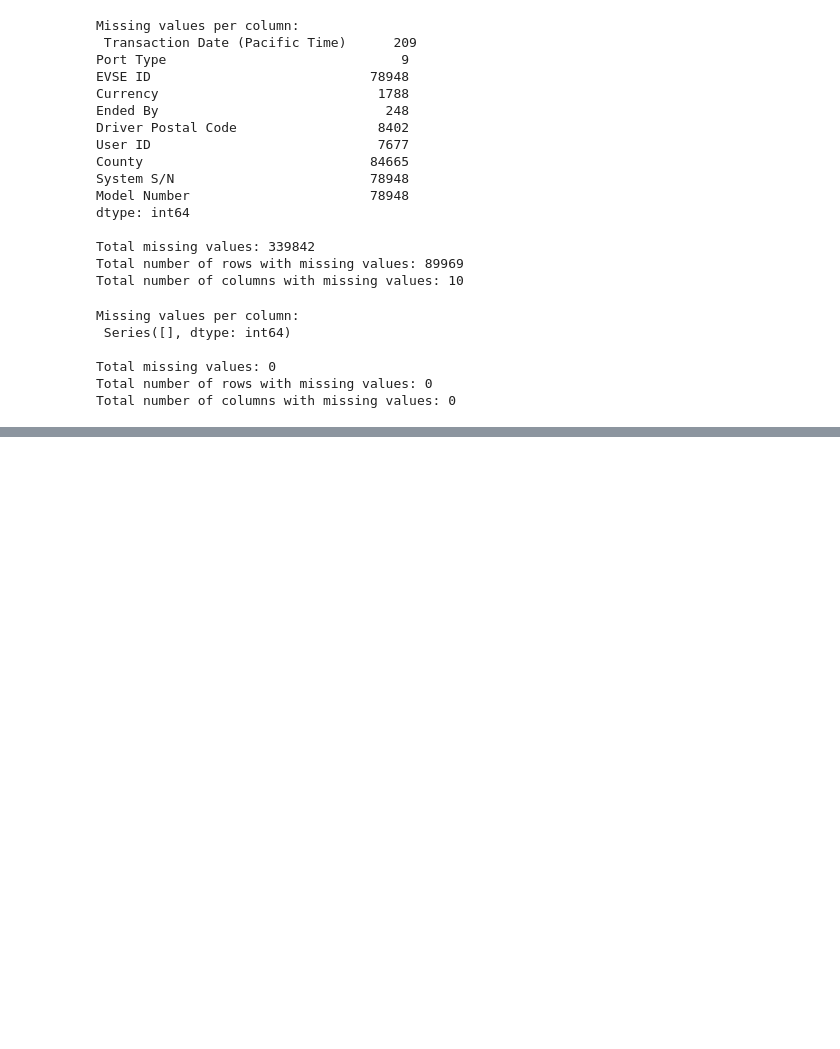
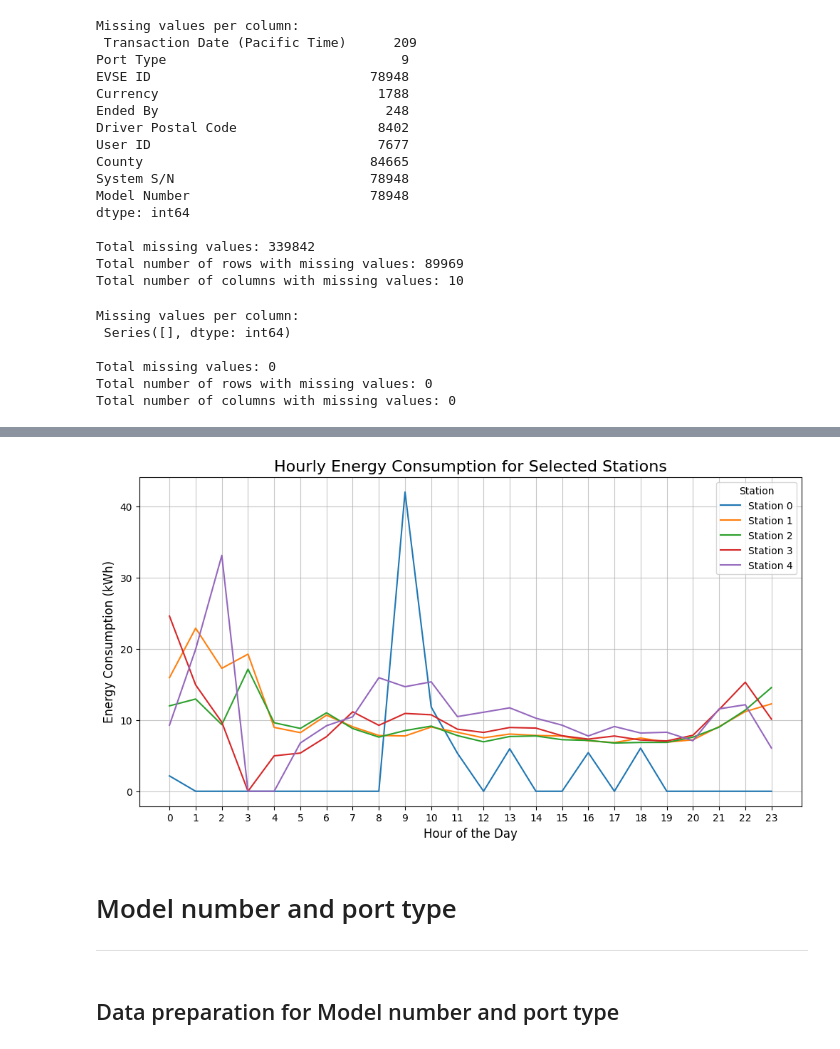
Before and after one commit to DitteGilsfeldt/42577-Introduction-to_Business_Analytics__Project, a Jupyter notebook: Project.ipynb, the cells around one changed output, grey strips where cells are left out. Drawn from its saved outputs; the diff is of its cells as text; code cells hidden in the pictures; blank space fills up the shorter version.

```diff
--- a/Project.ipynb
+++ b/Project.ipynb
@@ -92,0 +441,22 @@ Total number of columns with missing values: 0
+# %%
+# Select a subset of users (e.g., first 5 users)
+subset_station = user_hourly.head(5)
+
+# Plot energy consumption for selected users
+plt.figure(figsize=(12, 6))
+for station_name in subset_station.index:
+    plt.plot(subset_station.columns, subset_station.loc[station_name], label=f"Station {station_name}")
+
+plt.title("Hourly Energy Consumption for Selected Stations", fontsize=16)
+plt.xlabel("Hour of the Day", fontsize=12)
+plt.ylabel("Energy Consumption (kWh)", fontsize=12)
+plt.legend(title="Station")
+plt.grid(alpha=0.7)
+plt.show()
+# %% [output]
+[figure, added]
+# %% [markdown]
+# Model number and port type
+---
+# %% [markdown]
+## Data preparation for Model number and port type
```
Also changed, not shown: parts of 21 cells of this notebook.
